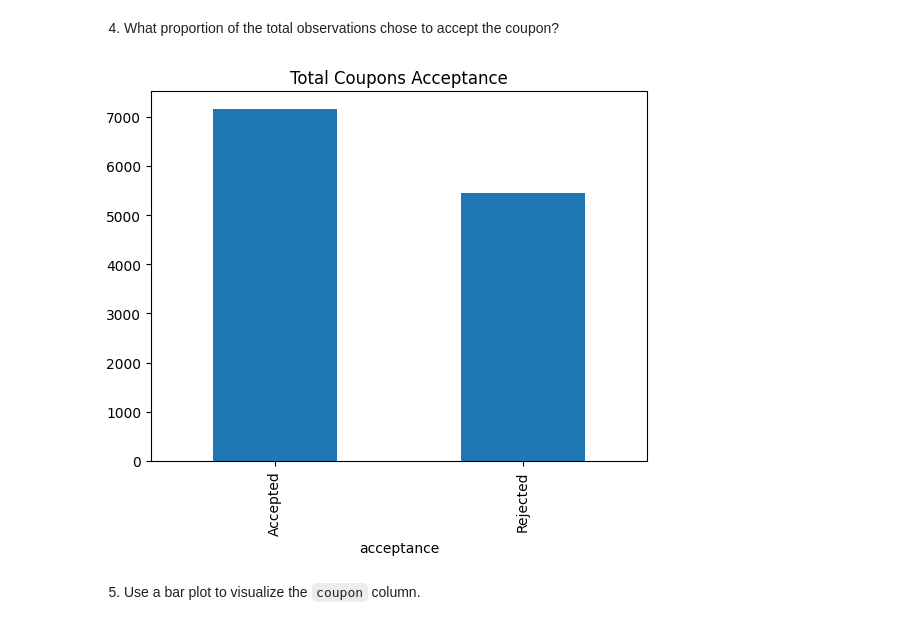
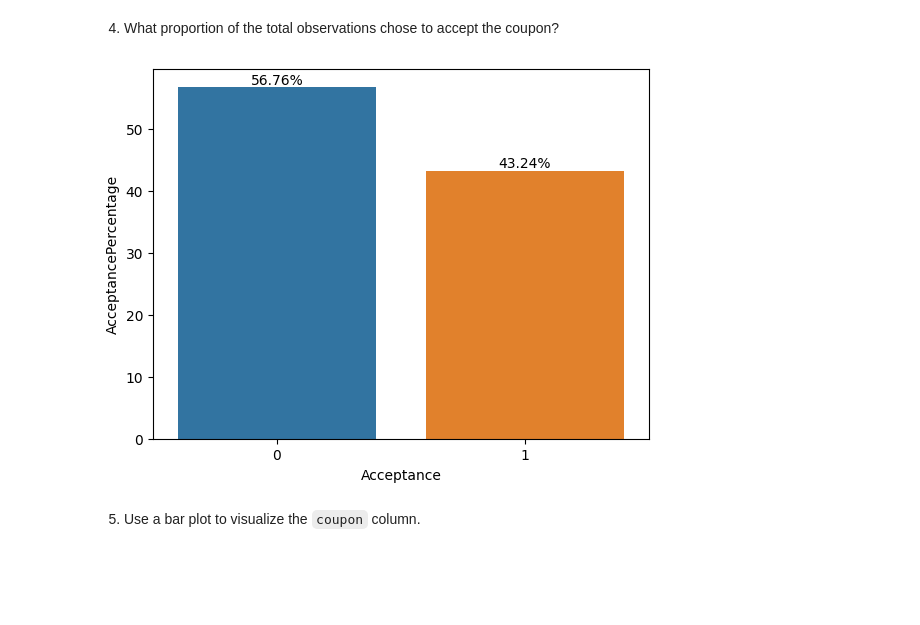
Before and after one commit to arezazadeh/EDA-Coupon_Acceptance, a Jupyter notebook: coupon_activity.ipynb, the cells around one changed output. Cells and saved outputs as stored; diff of their text form; code cells hidden in the pictures; blank space fills up the shorter version.

```diff
--- a/coupon_activity.ipynb
+++ b/coupon_activity.ipynb
@@ -243,9 +224,20 @@ data.shape
 (12610, 24)
 # %% [markdown]
 4. What proportion of the total observations chose to accept the coupon?
-# %%
-data.groupby("acceptance")["acceptance"].count().plot(kind='bar', title="Total Coupons Acceptance");
-# %% [output]
-[figure, removed]
+# %%
+total_population_acceptance_rate = data["acceptance"].value_counts().reset_index()
+
+total_pop_percentage = round(total_population_acceptance_rate["acceptance"] / data.shape[0] * 100, 2).reset_index()
+total_pop_percentage.rename(columns={"index": "Acceptance", "acceptance": "AcceptancePercentage"}, inplace=True)
+
+
+total_pop_plt = sns.barplot(data=total_pop_percentage, x="Acceptance", y="AcceptancePercentage")
+
+
+for i in total_pop_plt.containers:
+    labels = list(map(lambda x: str(round(x, 2)) + "%", i.datavalues))
+    total_pop_plt.bar_label(i, labels=labels)
+# %% [output]
+[figure, added]
 # %% [markdown]
 5. Use a bar plot to visualize the `coupon` column.
```
Also changed, not shown: parts of 40 cells of this notebook, 2 other files.
